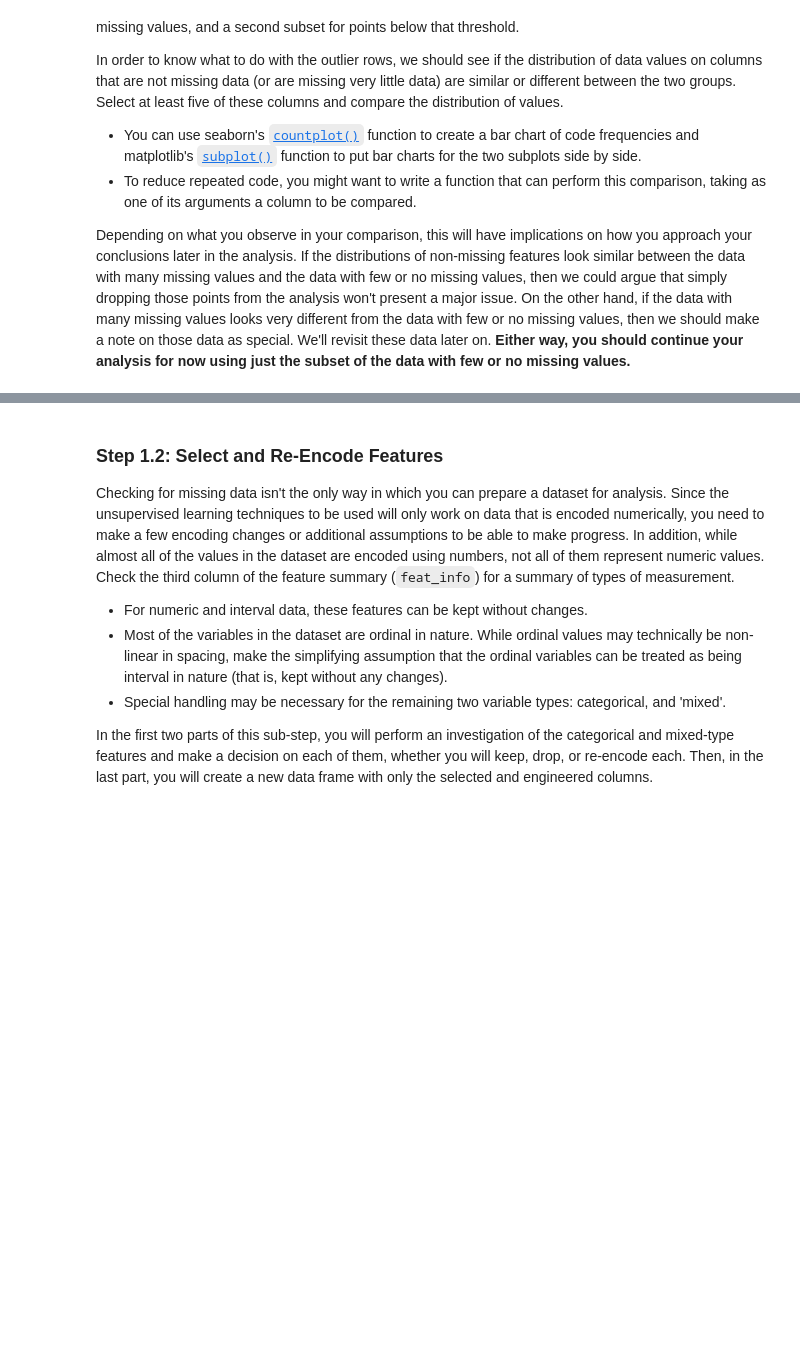
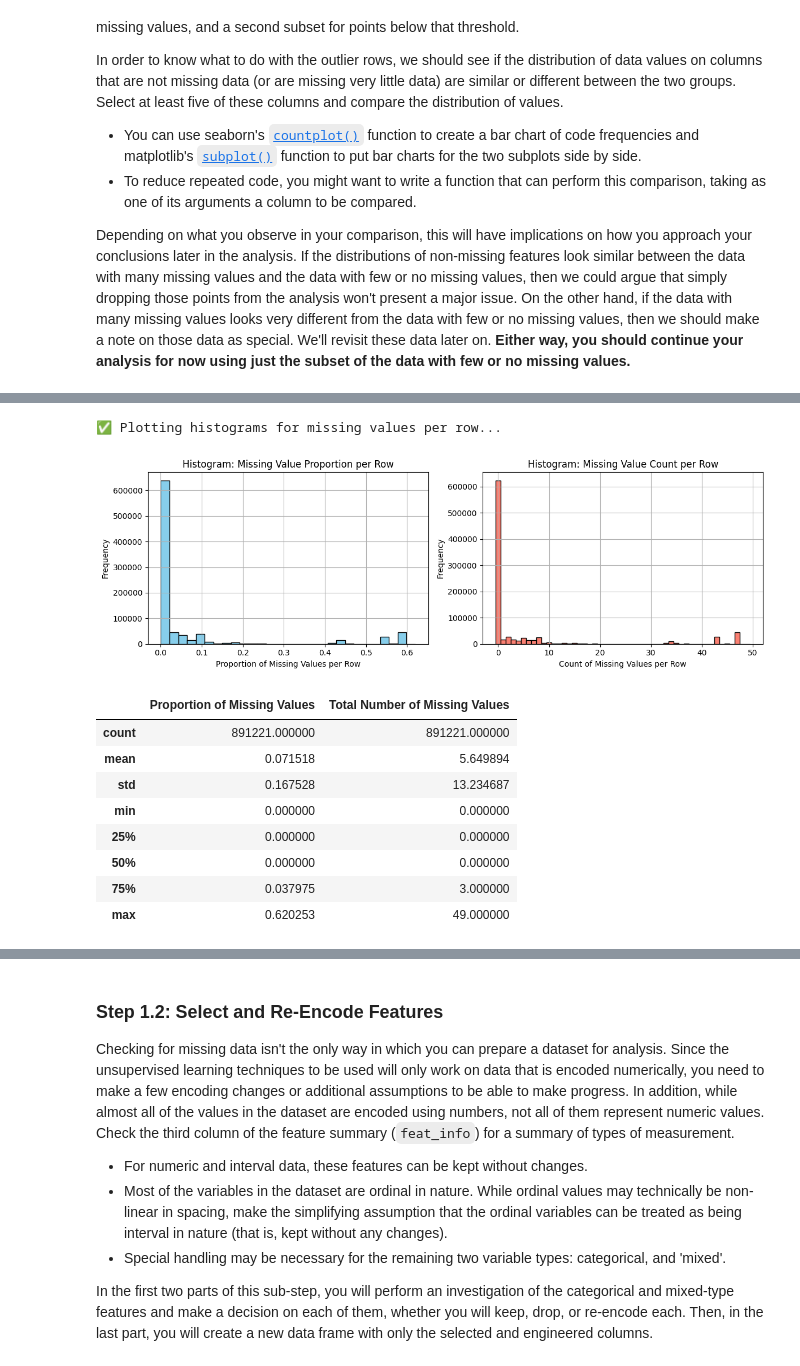
Before and after one commit to Caprikey/WGU_D499_P2_DCook, a Jupyter notebook: notebooks/Identify_Customer_Segments_dcook.ipynb, the cells around one changed output, grey strips where cells are left out. Saved outputs shown, nothing was run; the diff lists cells and outputs as text; code cells hidden in the pictures; blank space fills up the shorter version.

```diff
--- a/notebooks/Identify_Customer_Segments_dcook.ipynb
+++ b/notebooks/Identify_Customer_Segments_dcook.ipynb
@@ -383,6 +698,6 @@ Depending on what you observe in your comparison, this will have implications on
 # The easiest way to do this would be to jut use the isnull() method with axis set to 1 for rows on the dataframe and then sum the results.
 
 from WGU_D499_P2_DCook.eda import eda_identify_row_nan
-from WGU_D499_P2_DCook.plots import plot_hist_row_nan_eda
 
-eda_nan_row_dataframe, original_dataframe_len = eda_identify_row_nan(azdias_general_demographics_nan_col_df)
+
+eda_nan_row_dataframe, original_dataframe_len_ = eda_identify_row_nan(azdias_general_demographics_nan_col_df)
@@ -389,7 +722,38 @@ eda_nan_row_dataframe, original_dataframe_len = eda_identify_row_nan(azdias_gene
 # %%
 # Graphing the results of the eda_identify_row_nan function
 # This function will plot two histograms, one for the average missing value per row as a percentage of the whole column, and the other for the total number of missing values per row as a count.
-plot_hist_row_nan_eda(eda_nan_row_dataframe, original_dataframe_len)
+
+# Version 1
+# from WGU_D499_P2_DCook.plots import plot_hist_row_nan_eda
+# plot_hist_row_nan_eda(eda_nan_row_dataframe)
+
+#### #### #### #### #### #### #### ####
+
+# Version 2
+# from WGU_D499_P2_DCook.plots import plot_hist_row_nan_eda_v2
+# plot_hist_row_nan_eda_v2(eda_nan_row_dataframe)
+
+#### #### #### #### #### #### #### ####
+
+# Final Version
+from WGU_D499_P2_DCook.plots import plot_hist_row_nan_eda_side_by_side
+from WGU_D499_P2_DCook.utils import display_describe_column_comparison_side_by_side
+
+plot_hist_row_nan_eda_side_by_side(eda_nan_row_dataframe)
+
+display_describe_column_comparison_side_by_side(eda_nan_row_dataframe, 'row_nan_total_mean', 'row_nan_total_sum', dc1_name = 'Proportion of Missing Values', dc2_name = 'Total Number of Missing Values')
+# %% [output]
+✅ Plotting histograms for missing values per row...
+[figure, added]
+|  | Proportion of Missing Values | Total Number of Missing Values |
+| count | 891221.000000 | 891221.000000 |
+| mean | 0.071518 | 5.649894 |
+| std | 0.167528 | 13.234687 |
+| min | 0.000000 | 0.000000 |
+| 25% | 0.000000 | 0.000000 |
+| 50% | 0.000000 | 0.000000 |
+| 75% | 0.037975 | 3.000000 |
+| max | 0.620253 | 49.000000 |
 # %%
 # Write code to divide the data into two subsets based on the number of missing
 # values in each row.
```
Also changed, not shown: parts of 86 cells of this notebook, 40 other files.
